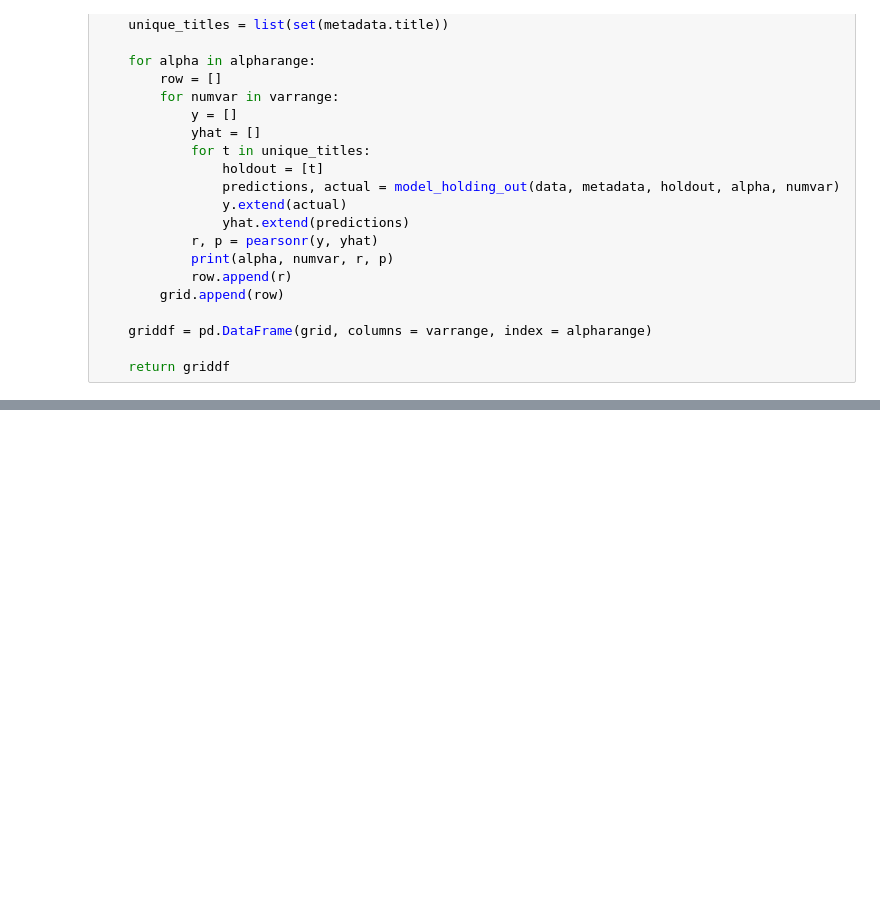
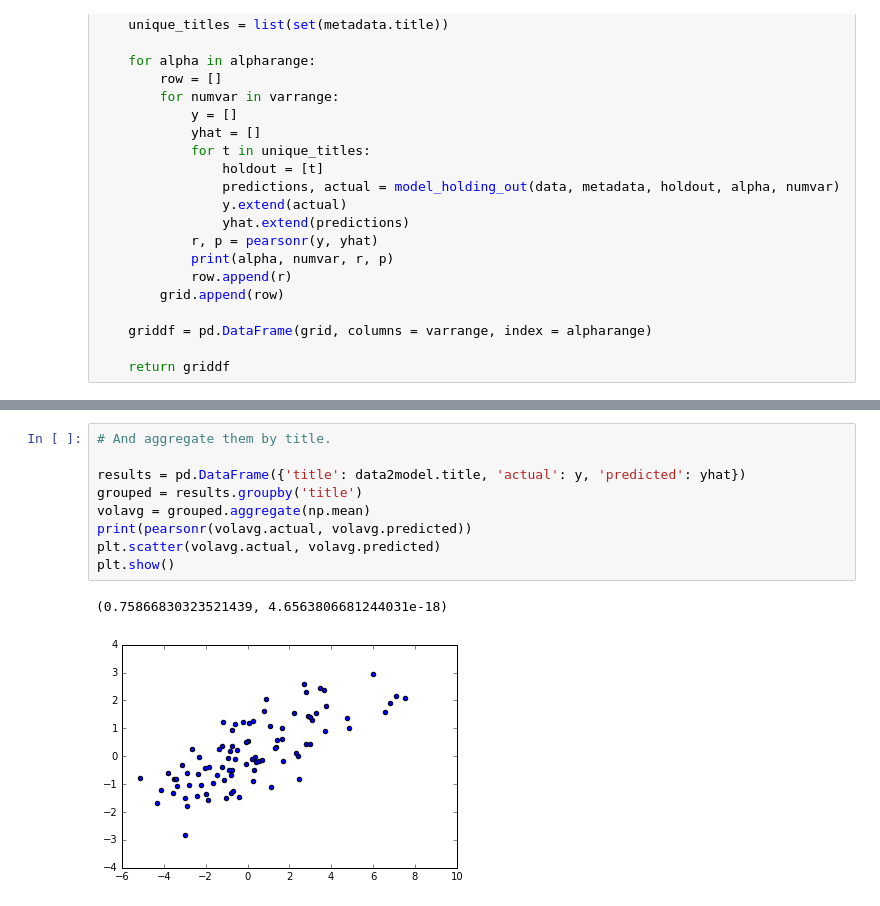
Before and after one commit to tedunderwood/time, a Jupyter notebook: first_model.ipynb, the cells around one changed output, grey strips where cells are left out. Drawn from its saved outputs; the diff is of its cells as text; blank space fills up the shorter version.

```diff
--- a/first_model.ipynb
+++ b/first_model.ipynb
@@ -348,0 +400,12 @@ griddf = grid_test_forscaled(scaled_df, data2model)
+# %%
+# And aggregate them by title.
+
+results = pd.DataFrame({'title': data2model.title, 'actual': y, 'predicted': yhat})
+grouped = results.groupby('title')
+volavg = grouped.aggregate(np.mean)
+print(pearsonr(volavg.actual, volavg.predicted))
+plt.scatter(volavg.actual, volavg.predicted)
+plt.show()
+# %% [output]
+(0.75866830323521439, 4.6563806681244031e-18)
+[figure, added]
```
Also changed, not shown: parts of 6 cells of this notebook.
